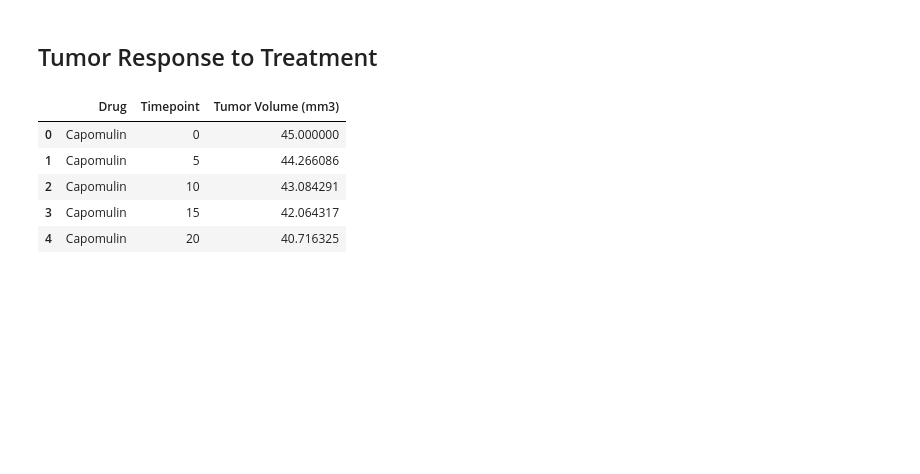
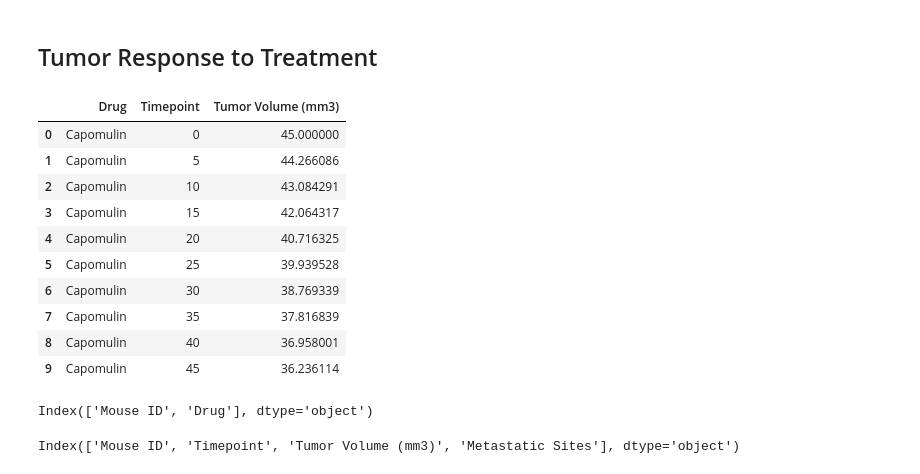
Before and after one commit to pro4424/matplotlib-challenge, a Jupyter notebook: Pymaceuticals/pymaceuticals.ipynb, the cells around one changed output. Saved outputs shown, nothing was run; the diff lists cells and outputs as text; code cells hidden in the pictures; blank space fills up the shorter version.

```diff
--- a/Pymaceuticals/pymaceuticals.ipynb
+++ b/Pymaceuticals/pymaceuticals.ipynb
@@ -4,20 +4,22 @@
 import matplotlib.pyplot as plt
 import pandas as pd
 import numpy as np
+
 import warnings
 warnings.filterwarnings('ignore')
 
 # Loading data, assigning variables, reading data, merging data
-mouse_data = "data/mouse_drug_data.csv"
-trial_data = "data/clinicaltrial_data.csv"
+mouse_data_path = "data/mouse_drug_data.csv"
+trial_data_path = "data/clinicaltrial_data.csv"
 
-mouse_df = pd.read_csv(mouse_data)
-clinical_df = pd.read_csv(trial_data)
+mouse_data = pd.read_csv(mouse_data_path)
+clinical_data = pd.read_csv(trial_data_path)
 
-datamerge_df=pd.merge(mouse_df,clinical_df, on="Mouse ID")
+datamerge_data = pd.merge(mouse_data, clinical_data, on="Mouse ID")
+data_combined = pd.DataFrame(datamerge_data)
 
 # Show first five rows
-datamerge_df.head()
+datamerge_data.head(10)
 # %% [output]
 |  | Mouse ID | Drug | Timepoint | Tumor Volume (mm3) | Metastatic Sites |
 | 0 | f234 | Stelasyn | 0 | 45.000000 | 0 |
@@ -30,18 +37,35 @@ datamerge_df.head()
 # %%
 # Data Grouped by Drug and Timepoint
 
-tum_mean = datamerge_df.groupby(["Drug","Timepoint"], as_index=False)["Tumor Volume (mm3)"].mean()
+grouped = datamerge_data.groupby(["Drug","Timepoint"], as_index=False)["Tumor Volume (mm3)"].mean()
+means = datamerge_data["Tumor Volume (mm3)"]
 
 # Convert to DataFrame
 
-tum_mean_df = pd.DataFrame(data = tum_mean)
+grouped_df = pd.DataFrame(grouped)
+time = grouped_df.iloc[0:10, 1]
+tum_mean = grouped_df.pivot(index="Timepoint", columns="Drug", values=["Tumor Volume (mm3)"])
 
 # Preview DataFrame
-tum_mean_df[0:5]
+grouped_df[0:10]
 # %% [output]
 |  | Drug | Timepoint | Tumor Volume (mm3) |
 | 0 | Capomulin | 0 | 45.000000 |
 | 1 | Capomulin | 5 | 44.266086 |
 | 2 | Capomulin | 10 | 43.084291 |
 | 3 | Capomulin | 15 | 42.064317 |
 | 4 | Capomulin | 20 | 40.716325 |
+| 5 | Capomulin | 25 | 39.939528 |
+| 6 | Capomulin | 30 | 38.769339 |
+| 7 | Capomulin | 35 | 37.816839 |
+| 8 | Capomulin | 40 | 36.958001 |
+| 9 | Capomulin | 45 | 36.236114 |
+# %%
+
+mouse_data.columns
+# %% [output]
+Index(['Mouse ID', 'Drug'], dtype='object')
+# %%
+clinical_data.columns
+# %% [output]
+Index(['Mouse ID', 'Timepoint', 'Tumor Volume (mm3)', 'Metastatic Sites'], dtype='object')
```
Also changed, not shown: parts of 8 cells of this notebook, 1 other file.
